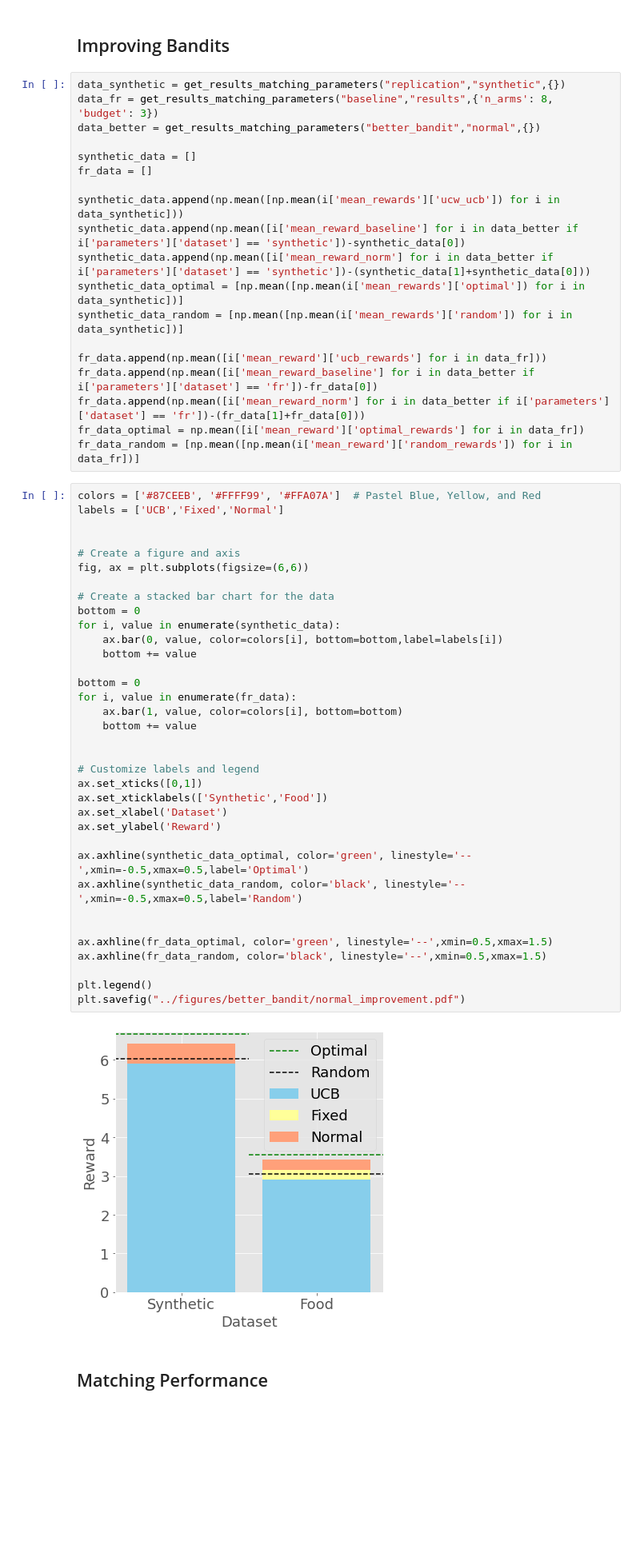
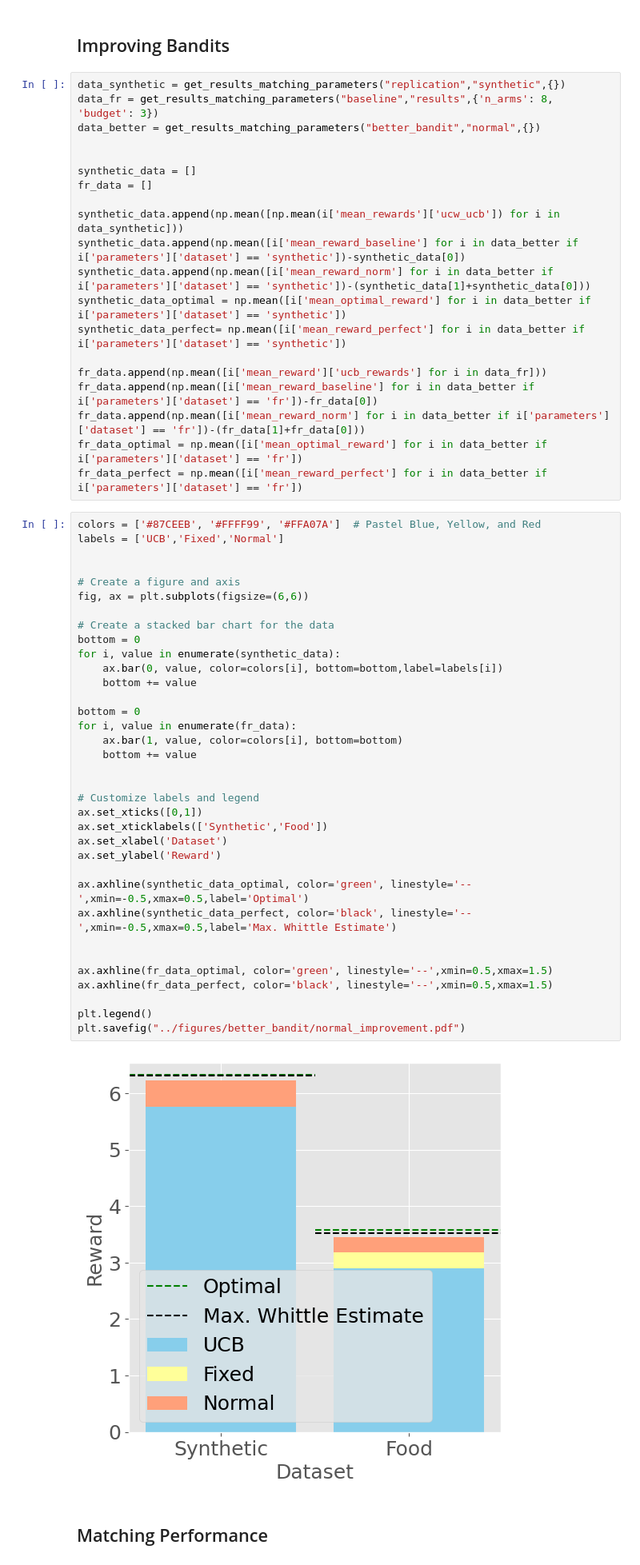
Before and after one commit to naveenr414/food-rescue-rmab, a Jupyter notebook: scripts/Plotting.ipynb, the cells around one changed output. Shown at 80% size. Cells and saved outputs as stored; diff of their text form; blank space fills up the shorter version.

```diff
--- a/scripts/Plotting.ipynb
+++ b/scripts/Plotting.ipynb
@@ -166,6 +172,7 @@ plt.savefig("../figures/baseline/match_budget.pdf")
 data_synthetic = get_results_matching_parameters("replication","synthetic",{})
 data_fr = get_results_matching_parameters("baseline","results",{'n_arms': 8, 'budget': 3})
 data_better = get_results_matching_parameters("better_bandit","normal",{})
+
 
 synthetic_data = []
 fr_data = []
@@ -173,14 +180,14 @@ fr_data = []
 synthetic_data.append(np.mean([np.mean(i['mean_rewards']['ucw_ucb']) for i in data_synthetic]))
 synthetic_data.append(np.mean([i['mean_reward_baseline'] for i in data_better if i['parameters']['dataset'] == 'synthetic'])-synthetic_data[0])
 synthetic_data.append(np.mean([i['mean_reward_norm'] for i in data_better if i['parameters']['dataset'] == 'synthetic'])-(synthetic_data[1]+synthetic_data[0]))
-synthetic_data_optimal = [np.mean([np.mean(i['mean_rewards']['optimal']) for i in data_synthetic])]
-synthetic_data_random = [np.mean([np.mean(i['mean_rewards']['random']) for i in data_synthetic])]
+synthetic_data_optimal = np.mean([i['mean_optimal_reward'] for i in data_better if i['parameters']['dataset'] == 'synthetic'])
+synthetic_data_perfect= np.mean([i['mean_reward_perfect'] for i in data_better if i['parameters']['dataset'] == 'synthetic'])
 
 fr_data.append(np.mean([i['mean_reward']['ucb_rewards'] for i in data_fr]))
 fr_data.append(np.mean([i['mean_reward_baseline'] for i in data_better if i['parameters']['dataset'] == 'fr'])-fr_data[0])
 fr_data.append(np.mean([i['mean_reward_norm'] for i in data_better if i['parameters']['dataset'] == 'fr'])-(fr_data[1]+fr_data[0]))
-fr_data_optimal = np.mean([i['mean_reward']['optimal_rewards'] for i in data_fr])
-fr_data_random = [np.mean([np.mean(i['mean_reward']['random_rewards']) for i in data_fr])]
+fr_data_optimal = np.mean([i['mean_optimal_reward'] for i in data_better if i['parameters']['dataset'] == 'fr'])
+fr_data_perfect = np.mean([i['mean_reward_perfect'] for i in data_better if i['parameters']['dataset'] == 'fr'])
 # %%
 colors = ['#87CEEB', '#FFFF99', '#FFA07A']  # Pastel Blue, Yellow, and Red
 labels = ['UCB','Fixed','Normal']
@@ -188,36 +195,36 @@ labels = ['UCB','Fixed','Normal']
 
 # Create a figure and axis
 fig, ax = plt.subplots(figsize=(6,6))
 
 # Create a stacked bar chart for the data
 bottom = 0
 for i, value in enumerate(synthetic_data):
     ax.bar(0, value, color=colors[i], bottom=bottom,label=labels[i])
     bottom += value
 
 bottom = 0
 for i, value in enumerate(fr_data):
     ax.bar(1, value, color=colors[i], bottom=bottom)
     bottom += value
 
 
 # Customize labels and legend
 ax.set_xticks([0,1])
 ax.set_xticklabels(['Synthetic','Food'])
 ax.set_xlabel('Dataset')
 ax.set_ylabel('Reward')
 
 ax.axhline(synthetic_data_optimal, color='green', linestyle='--',xmin=-0.5,xmax=0.5,label='Optimal')
-ax.axhline(synthetic_data_random, color='black', linestyle='--',xmin=-0.5,xmax=0.5,label='Random')
+ax.axhline(synthetic_data_perfect, color='black', linestyle='--',xmin=-0.5,xmax=0.5,label='Max. Whittle Estimate')
 
 
 ax.axhline(fr_data_optimal, color='green', linestyle='--',xmin=0.5,xmax=1.5)
-ax.axhline(fr_data_random, color='black', linestyle='--',xmin=0.5,xmax=1.5)
+ax.axhline(fr_data_perfect, color='black', linestyle='--',xmin=0.5,xmax=1.5)
 
 plt.legend()
 plt.savefig("../figures/better_bandit/normal_improvement.pdf")
 # %% [output]
-[figure, old version]
+[figure, new version]
 # %% [markdown]
 ## Matching Performance
 # %%
```
Also changed, not shown: parts of 12 cells of this notebook, 16 other files.
